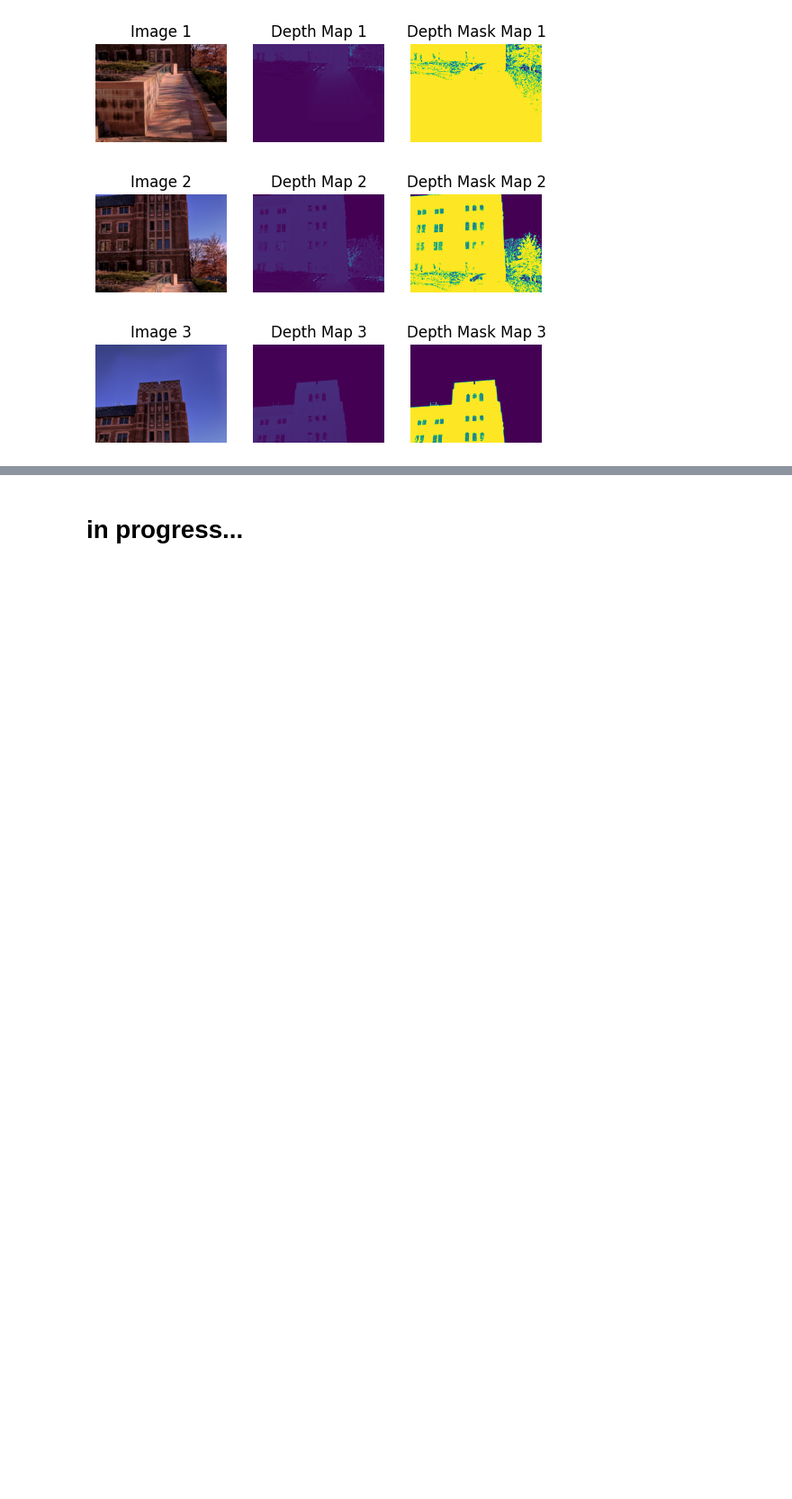
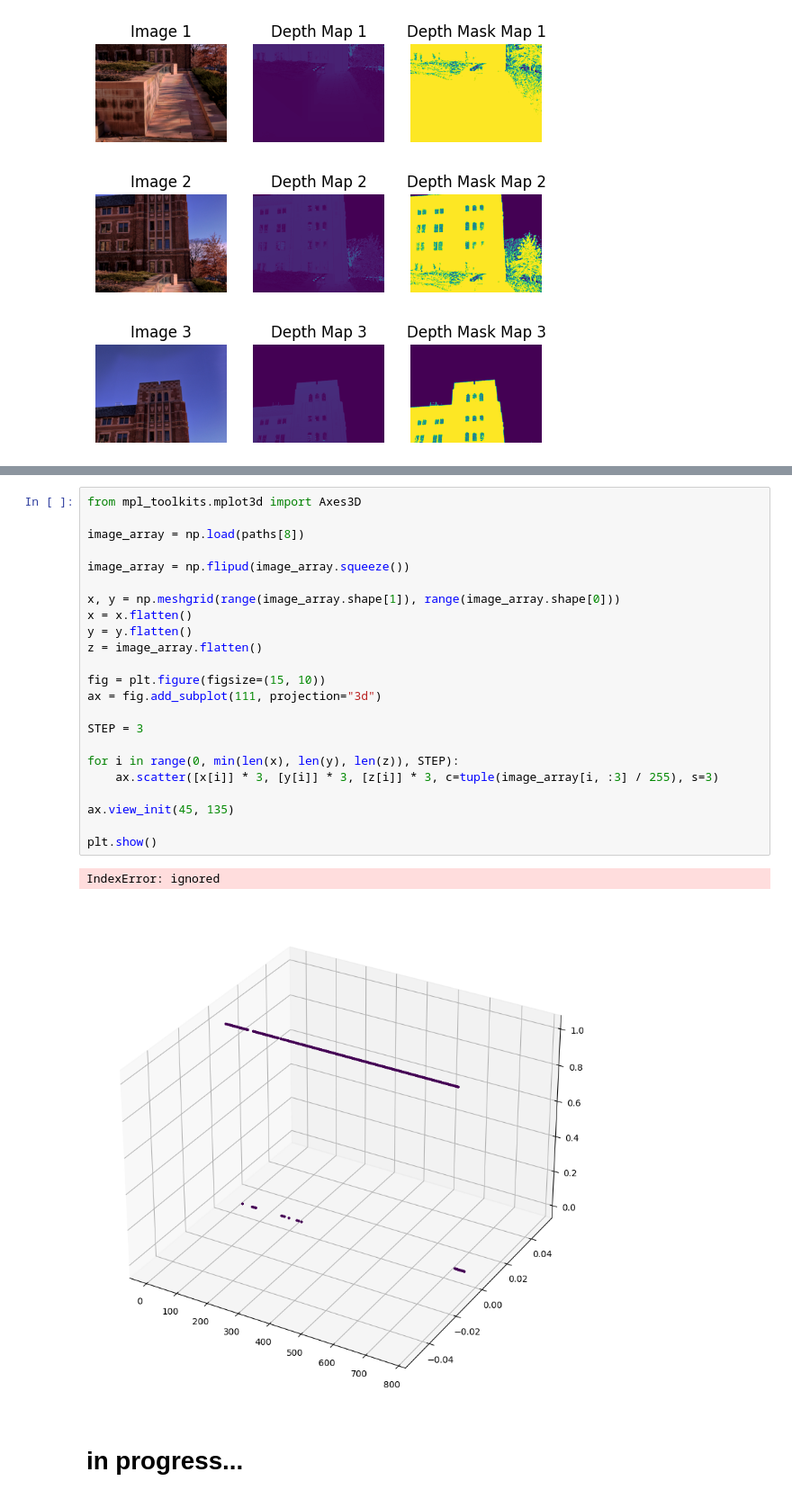
Before and after one commit to foxyyy-m/depthEstimation, a Jupyter notebook: Outdoor_Monocular_depth_estimation.ipynb, the cells around one changed output, grey strips where cells are left out. Shown: that part at 90% size. Cells and saved outputs as stored; diff of their text form; blank space fills up the shorter version.

```diff
--- a/Outdoor_Monocular_depth_estimation.ipynb
+++ b/Outdoor_Monocular_depth_estimation.ipynb
@@ -82,2 +88,28 @@ for i in range(len(image_paths)):
+# %%
+from mpl_toolkits.mplot3d import Axes3D
+
+image_array = np.load(paths[8])
+
+image_array = np.flipud(image_array.squeeze())
+
+x, y = np.meshgrid(range(image_array.shape[1]), range(image_array.shape[0]))
+x = x.flatten()
+y = y.flatten()
+z = image_array.flatten()
+
+fig = plt.figure(figsize=(15, 10))
+ax = fig.add_subplot(111, projection="3d")
+
+STEP = 3
+
+for i in range(0, min(len(x), len(y), len(z)), STEP):
+    ax.scatter([x[i]] * 3, [y[i]] * 3, [z[i]] * 3, c=tuple(image_array[i, :3] / 255), s=3)
+
+ax.view_init(45, 135)
+
+plt.show()
+# %% [output]
+IndexError: ignored
+[figure, added]
 # %% [markdown]
 # in progress...
```
Also changed, not shown: parts of 1 cell of this notebook.
